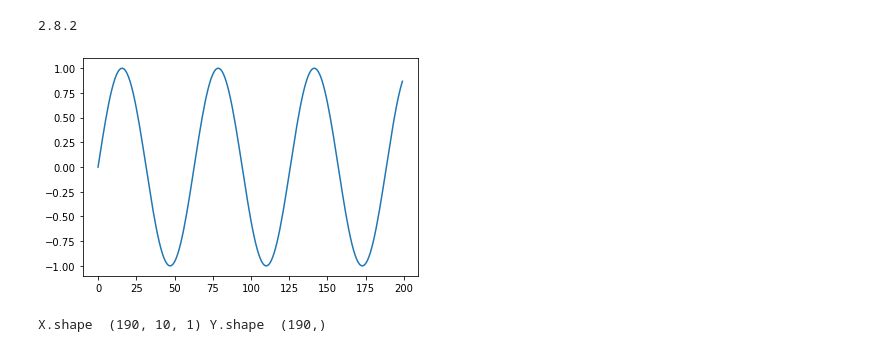
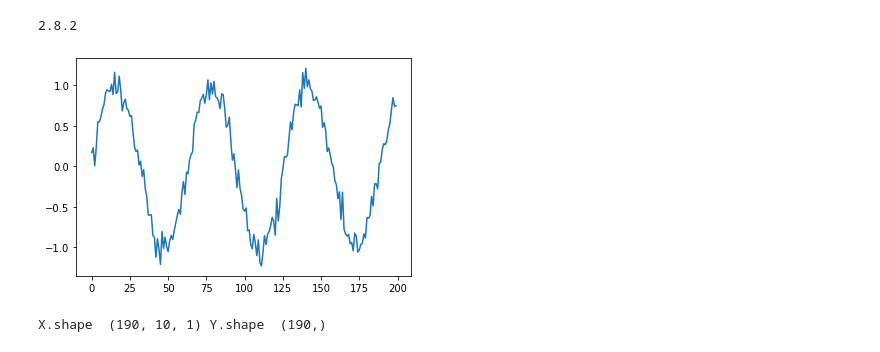
Before and after one commit to meliy-meyada/Tensorflow-Deep-Learning-and-Artificial-Intelligence, a Jupyter notebook: TF2_0_SimpleRNN_Sine.ipynb, the cells around one changed output. Drawn from its saved outputs; the diff is of its cells as text; code cells hidden in the pictures.

```diff
--- a/TF2_0_SimpleRNN_Sine.ipynb
+++ b/TF2_0_SimpleRNN_Sine.ipynb
@@ -20,13 +20,13 @@ import matplotlib.pyplot as plt
 # %%
 # Make the original data
 
-series = np.sin(0.1*np.arange(200)) # + np.random.randn(200)*0.1
+series = np.sin(0.1*np.arange(200)) + np.random.randn(200)*0.1
 
 # Plot it
 plt.plot(series)
 plt.show()
 # %% [output]
-[figure, old version]
+[figure, new version]
 # %%
 # Build the datasets
 T = 10
```
Also changed, not shown: parts of 4 cells of this notebook.
